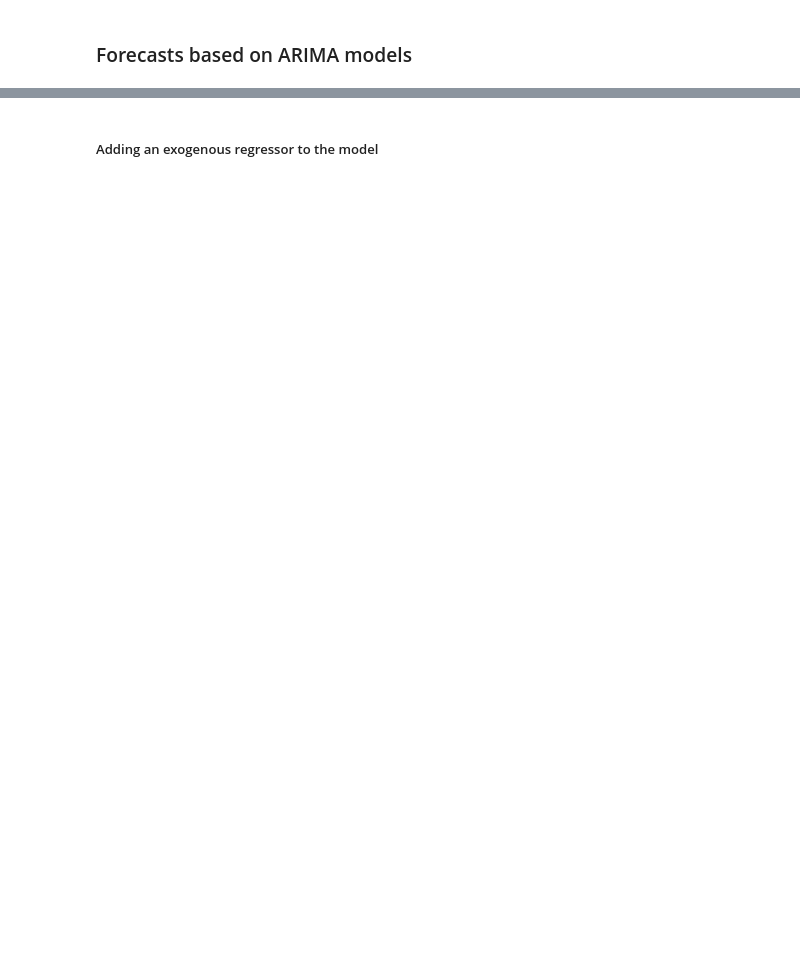
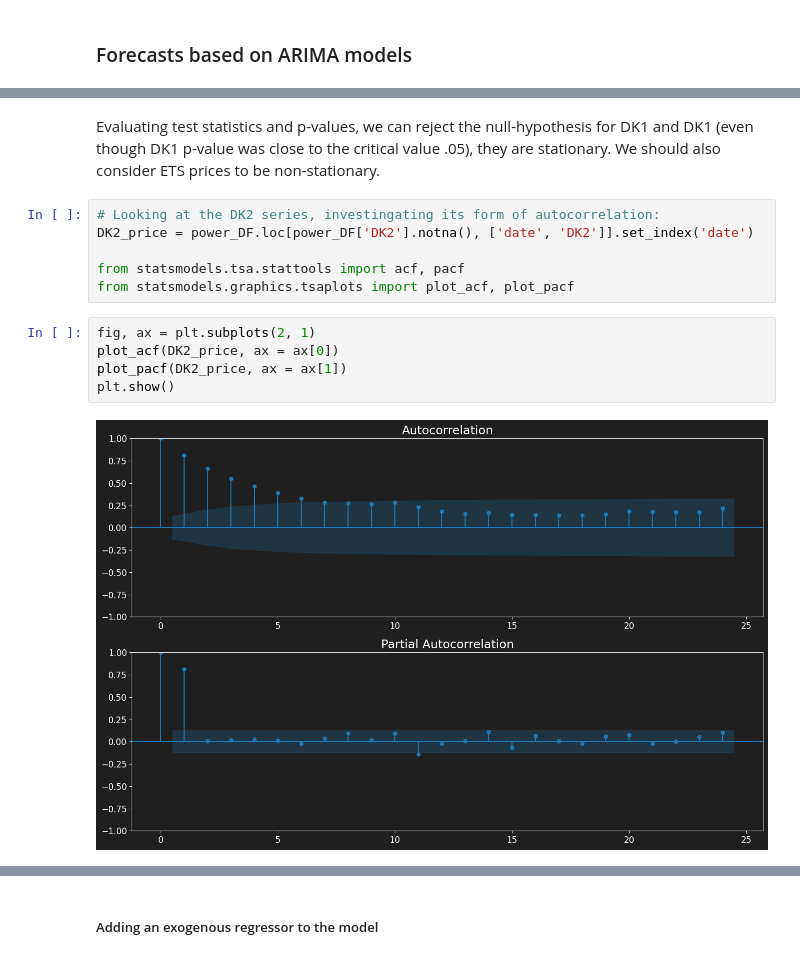
Before and after one commit to sebalexsmith/MET2010, a Jupyter notebook: Labs/Lab 14.ipynb, the cells around one changed output, grey strips where cells are left out. Saved outputs shown, nothing was run; the diff lists cells and outputs as text; blank space fills up the shorter version.

```diff
--- a/Labs/Lab 14.ipynb
+++ b/Labs/Lab 14.ipynb
@@ -117,0 +141,15 @@ power_DF['DK2'] = power_DF['DK2'] / 1000
+# %% [markdown]
+Evaluating test statistics and p-values, we can reject the null-hypothesis for DK1 and DK1 (even though DK1 p-value was close to the critical value .05), they are stationary. We should also consider ETS prices to be non-stationary.
+# %%
+# Looking at the DK2 series, investingating its form of autocorrelation:
+DK2_price = power_DF.loc[power_DF['DK2'].notna(), ['date', 'DK2']].set_index('date')
+
+from statsmodels.tsa.stattools import acf, pacf
+from statsmodels.graphics.tsaplots import plot_acf, plot_pacf
+# %%
+fig, ax = plt.subplots(2, 1)
+plot_acf(DK2_price, ax = ax[0])
+plot_pacf(DK2_price, ax = ax[1])
+plt.show()
+# %% [output]
+[figure, added]
```
Also changed, not shown: parts of 34 cells of this notebook.
